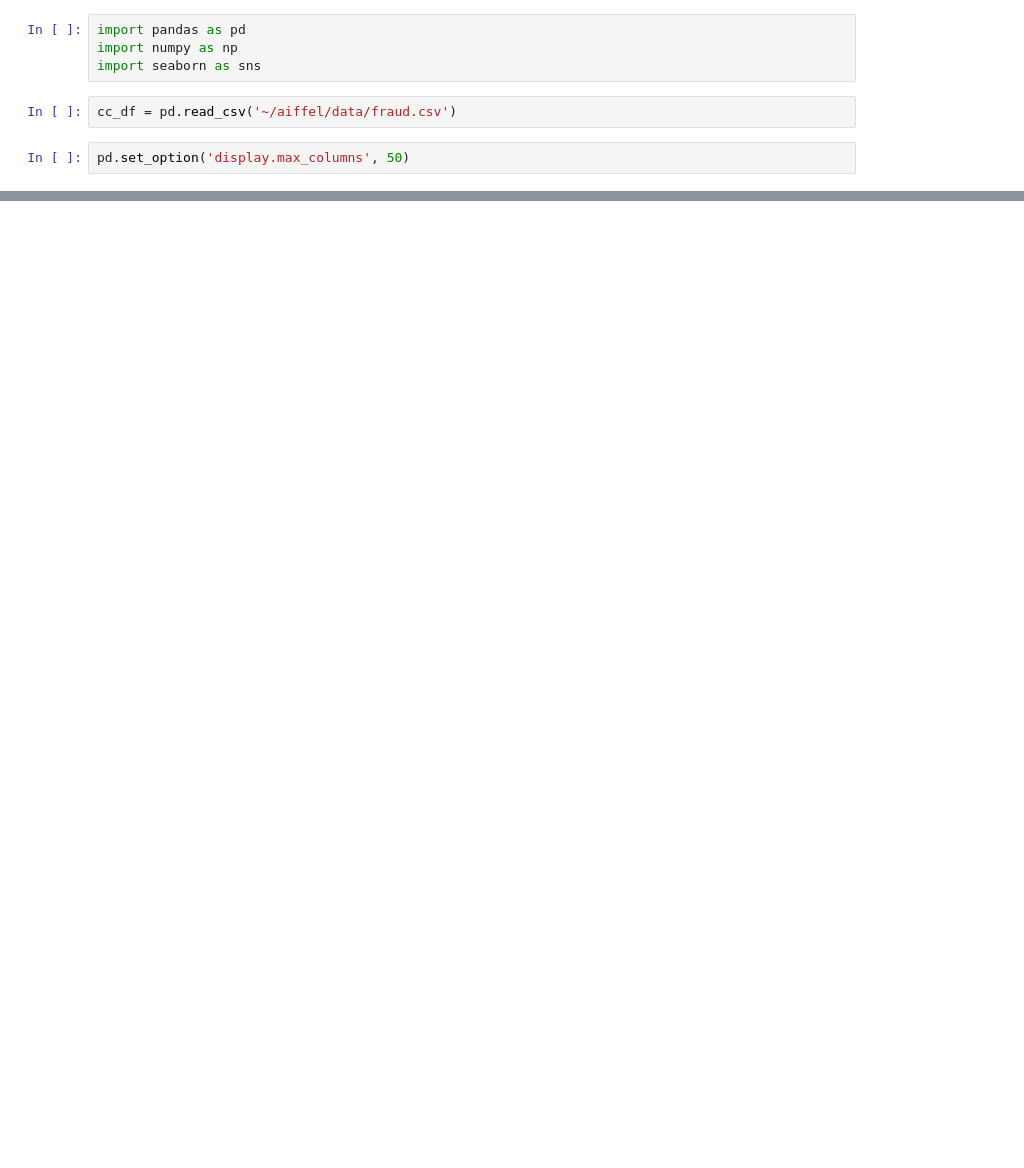
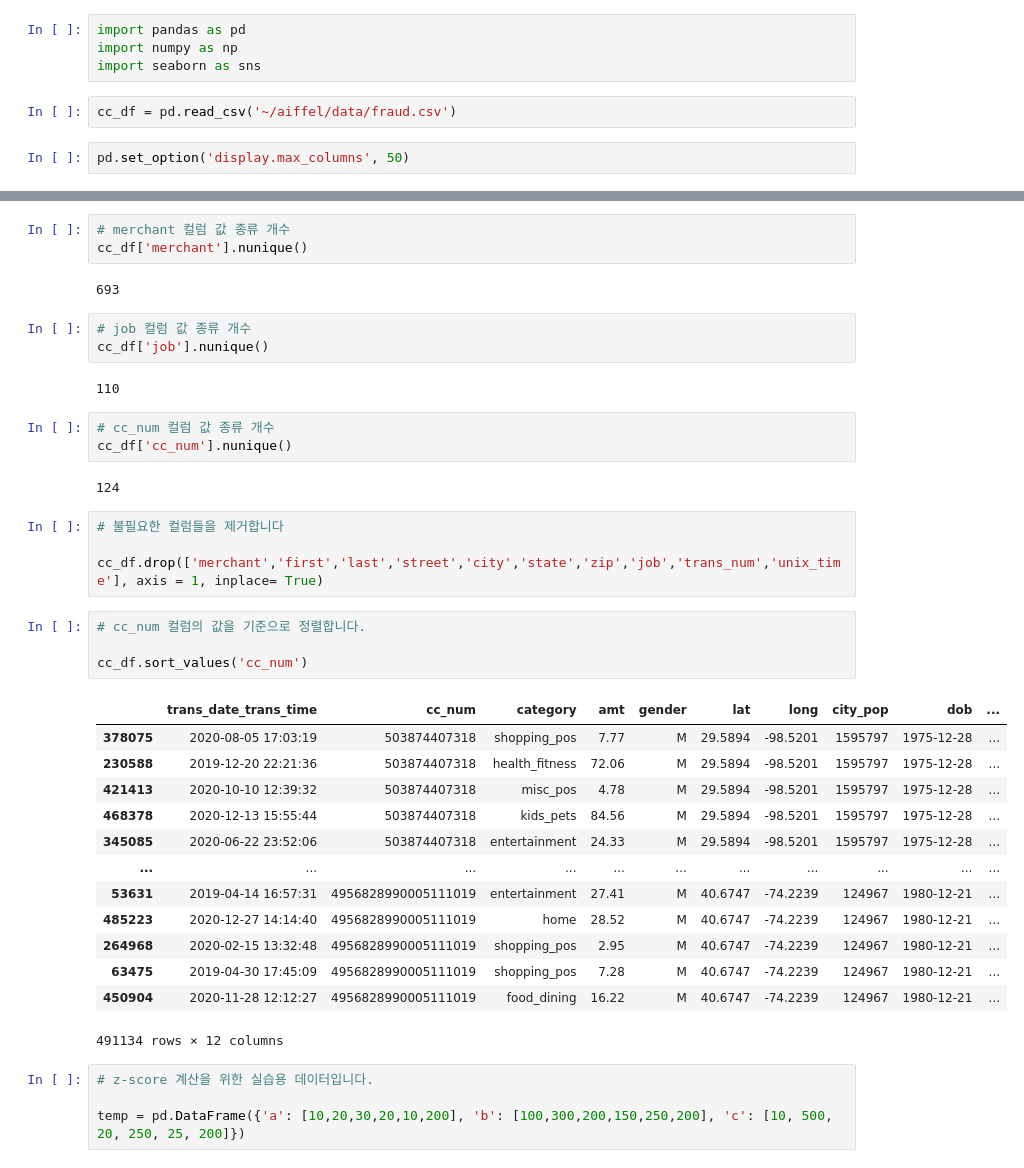
Before and after one commit to milkpotato1000/modulabs_projects, a Jupyter notebook: 250801/quest2.ipynb, the cells around one changed output, grey strips where cells are left out. Cells and saved outputs as stored; diff of their text form; blank space fills up the shorter version.

```diff
--- a/250801/quest2.ipynb
+++ b/250801/quest2.ipynb
@@ -50,0 +77,41 @@ cc_df.describe()
+# %%
+# merchant 컬럼 값 종류 개수
+cc_df['merchant'].nunique()
+# %% [output]
+693
+# %%
+# job 컬럼 값 종류 개수
+cc_df['job'].nunique()
+# %% [output]
+110
+# %%
+# cc_num 컬럼 값 종류 개수
+cc_df['cc_num'].nunique()
+# %% [output]
+124
+# %%
+# 불필요한 컬럼들을 제거합니다
+
+cc_df.drop(['merchant','first','last','street','city','state','zip','job','trans_num','unix_time'], axis = 1, inplace= True)
+# %%
+# cc_num 컬럼의 값을 기준으로 정렬합니다.
+
+cc_df.sort_values('cc_num')
+# %% [output]
+|  | trans_date_trans_time | cc_num | category | amt | gender | lat | long | city_pop | dob | ... |
+| 378075 | 2020-08-05 17:03:19 | 503874407318 | shopping_pos | 7.77 | M | 29.5894 | -98.5201 | 1595797 | 1975-12-28 | ... |
+| 230588 | 2019-12-20 22:21:36 | 503874407318 | health_fitness | 72.06 | M | 29.5894 | -98.5201 | 1595797 | 1975-12-28 | ... |
+| 421413 | 2020-10-10 12:39:32 | 503874407318 | misc_pos | 4.78 | M | 29.5894 | -98.5201 | 1595797 | 1975-12-28 | ... |
+| 468378 | 2020-12-13 15:55:44 | 503874407318 | kids_pets | 84.56 | M | 29.5894 | -98.5201 | 1595797 | 1975-12-28 | ... |
+| 345085 | 2020-06-22 23:52:06 | 503874407318 | entertainment | 24.33 | M | 29.5894 | -98.5201 | 1595797 | 1975-12-28 | ... |
+| ... | ... | ... | ... | ... | ... | ... | ... | ... | ... | ... |
+| 53631 | 2019-04-14 16:57:31 | 4956828990005111019 | entertainment | 27.41 | M | 40.6747 | -74.2239 | 124967 | 1980-12-21 | ... |
+| 485223 | 2020-12-27 14:14:40 | 4956828990005111019 | home | 28.52 | M | 40.6747 | -74.2239 | 124967 | 1980-12-21 | ... |
+| 264968 | 2020-02-15 13:32:48 | 4956828990005111019 | shopping_pos | 2.95 | M | 40.6747 | -74.2239 | 124967 | 1980-12-21 | ... |
+| 63475 | 2019-04-30 17:45:09 | 4956828990005111019 | shopping_pos | 7.28 | M | 40.6747 | -74.2239 | 124967 | 1980-12-21 | ... |
+| 450904 | 2020-11-28 12:12:27 | 4956828990005111019 | food_dining | 16.22 | M | 40.6747 | -74.2239 | 124967 | 1980-12-21 | ... |
+491134 rows × 12 columns
+# %%
+# z-score 계산을 위한 실습용 데이터입니다.
+
+temp = pd.DataFrame({'a': [10,20,30,20,10,200], 'b': [100,300,200,150,250,200], 'c': [10, 500, 20, 250, 25, 200]})
```
Also changed, not shown: parts of 68 cells of this notebook, 4 other files.
